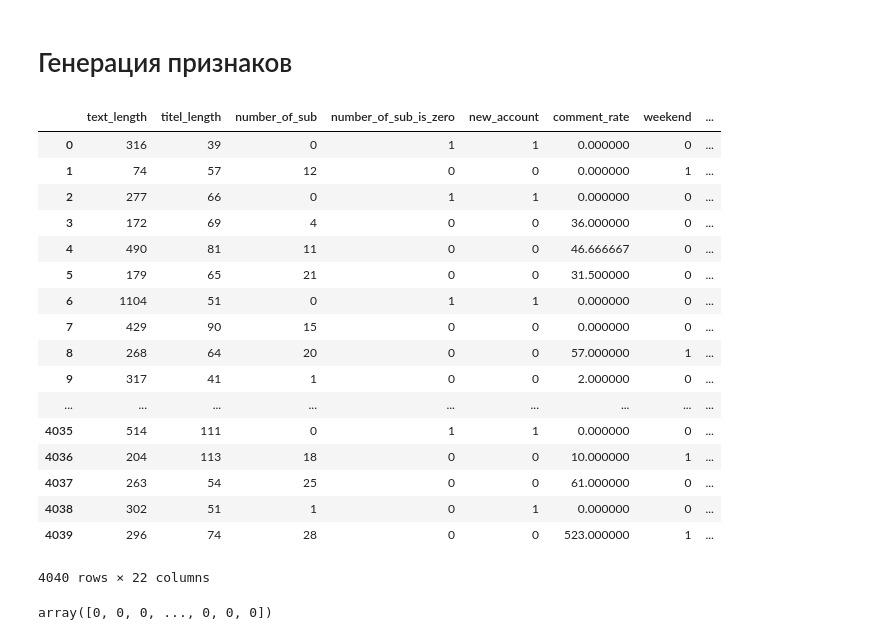
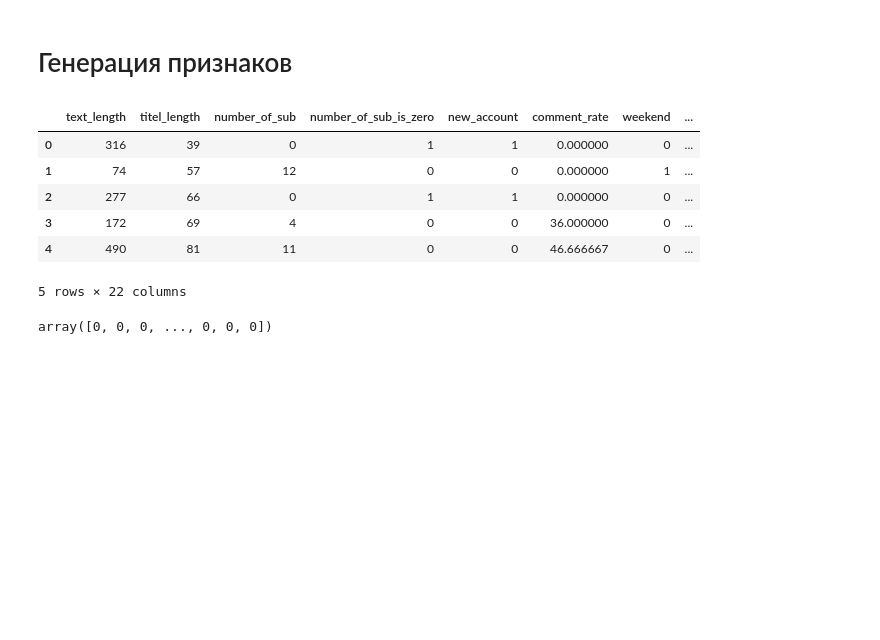
Before and after one commit to josdas/Machine-learning-contest, a Jupyter notebook: Kaggle/Random Acts of Pizza/Random Acts of Pizza.ipynb, the cells around one changed output. Drawn from its saved outputs; the diff is of its cells as text; code cells hidden in the pictures; blank space fills up the shorter version.

```diff
--- a/Kaggle/Random Acts of Pizza/Random Acts of Pizza.ipynb
+++ b/Kaggle/Random Acts of Pizza/Random Acts of Pizza.ipynb
@@ -187,46 +187,35 @@ def generate_features(frame):
 
     hour = pd.DatetimeIndex(date).hour
 
     frame['morning'] = (6 < hour) & (hour < 12)
     frame['morning'] = frame['morning'].astype(int)
 
     frame['afternoon'] = (12 <= hour) & (hour <= 16)
     frame['afternoon'] = frame['afternoon'].astype(int)
 
     frame['night'] = (22 <= hour) | (hour <= 6)
     frame['night'] = frame['night'].astype(int)
 
     frame['evening'] = (16 < hour) & (hour < 22)
     frame['evening'] = frame['evening'].astype(int)
 
     return frame
 
 
 def process_frame(frame):
     return frame[features]
 
 train_data = process_frame(generate_features(train_data_real))
 test_data = process_frame(generate_features(test_data_real))
-display(train_data)
+display(train_data.head())
 # %% [output]
 |  | text_length | titel_length | number_of_sub | number_of_sub_is_zero | new_account | comment_rate | weekend | ... |
 | 0 | 316 | 39 | 0 | 1 | 1 | 0.000000 | 0 | ... |
 | 1 | 74 | 57 | 12 | 0 | 0 | 0.000000 | 1 | ... |
 | 2 | 277 | 66 | 0 | 1 | 1 | 0.000000 | 0 | ... |
 | 3 | 172 | 69 | 4 | 0 | 0 | 36.000000 | 0 | ... |
 | 4 | 490 | 81 | 11 | 0 | 0 | 46.666667 | 0 | ... |
-| 5 | 179 | 65 | 21 | 0 | 0 | 31.500000 | 0 | ... |
-| 6 | 1104 | 51 | 0 | 1 | 1 | 0.000000 | 0 | ... |
-| 7 | 429 | 90 | 15 | 0 | 0 | 0.000000 | 0 | ... |
-| 8 | 268 | 64 | 20 | 0 | 0 | 57.000000 | 1 | ... |
-| 9 | 317 | 41 | 1 | 0 | 0 | 2.000000 | 0 | ... |
-| ... | ... | ... | ... | ... | ... | ... | ... | ... |
-| 4035 | 514 | 111 | 0 | 1 | 1 | 0.000000 | 0 | ... |
-| 4036 | 204 | 113 | 18 | 0 | 0 | 10.000000 | 1 | ... |
-| 4037 | 263 | 54 | 25 | 0 | 0 | 61.000000 | 0 | ... |
-| 4038 | 302 | 51 | 1 | 0 | 1 | 0.000000 | 0 | ... |
-| 4039 | 296 | 74 | 28 | 0 | 0 | 523.000000 | 1 | ... |
-4040 rows × 22 columns
+5 rows × 22 columns
 # %%
 y = get_answer_array(train_data_real)
 display(y)
```
Also changed, not shown: parts of 3 cells of this notebook, 20 other files.
